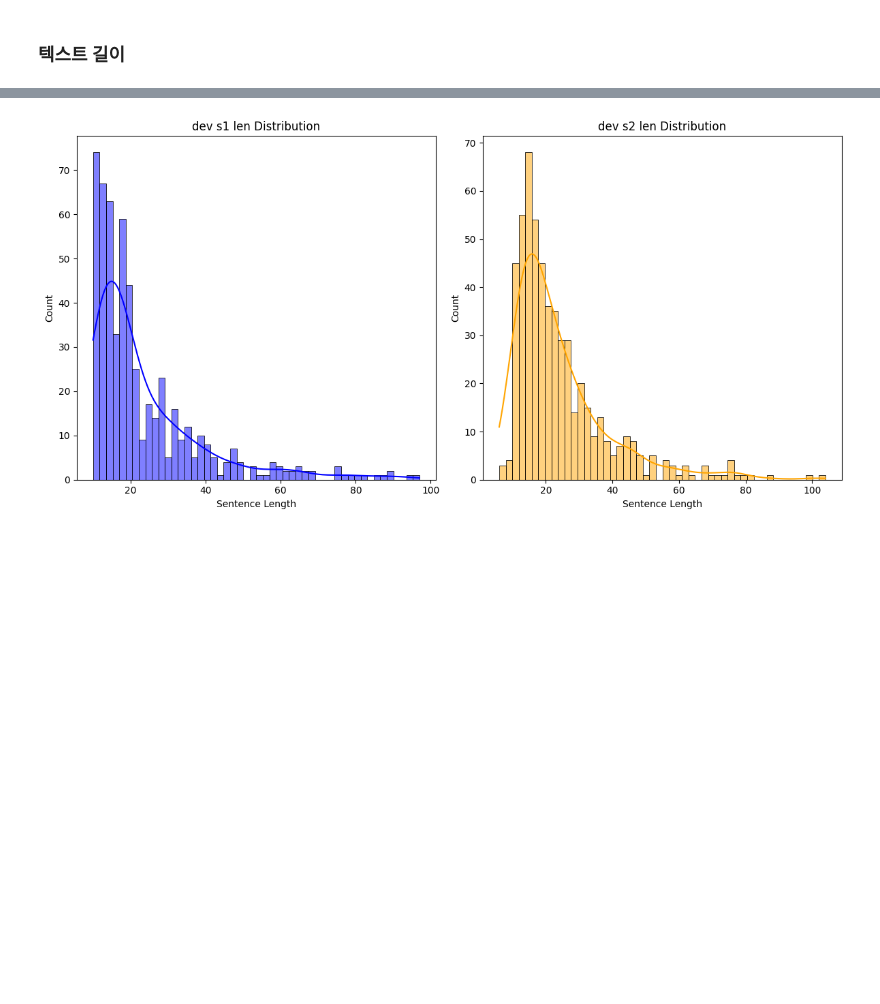
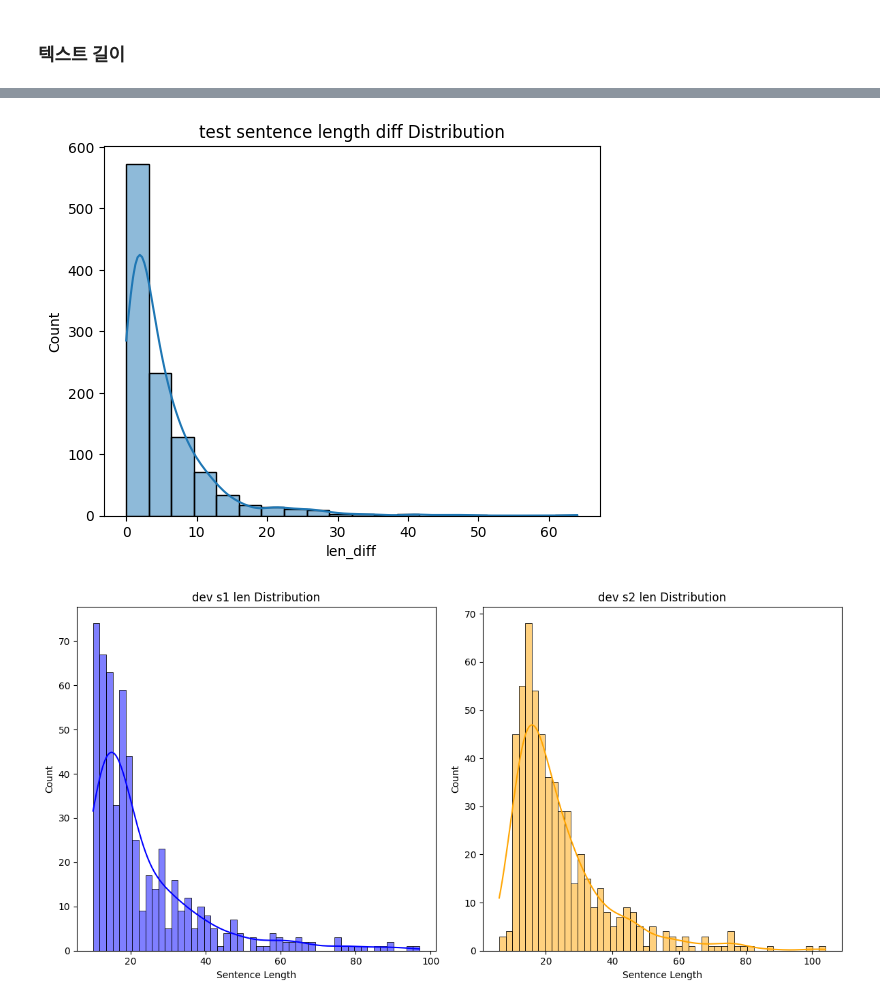
Before and after one commit to boostcampaitech7/level1-semantictextsimilarity-nlp-04, a Jupyter notebook: preprocess/eda.ipynb, the cells around one changed output, grey strips where cells are left out. Saved outputs shown, nothing was run; the diff lists cells and outputs as text; code cells hidden in the pictures; blank space fills up the shorter version.

```diff
--- a/preprocess/eda.ipynb
+++ b/preprocess/eda.ipynb
@@ -237,3 +287,11 @@ dev["len_diff"] = (dev["s1_len"] - dev["s2_len"]).map(abs)  # 문장 1,2 길이
+# %%
+sns.histplot(test["len_diff"], kde=True, bins=20)
+plt.title("test sentence length diff Distribution")
+plt.xlabel("len_diff")
+plt.ylabel("Count")
+plt.show()
+# %% [output]
+[figure, added]
 # %%
 # 서브플롯 생성
 fig, axes = plt.subplots(1, 2, figsize=(12, 6))
```
Also changed, not shown: parts of 6 cells of this notebook, 4 other files.
